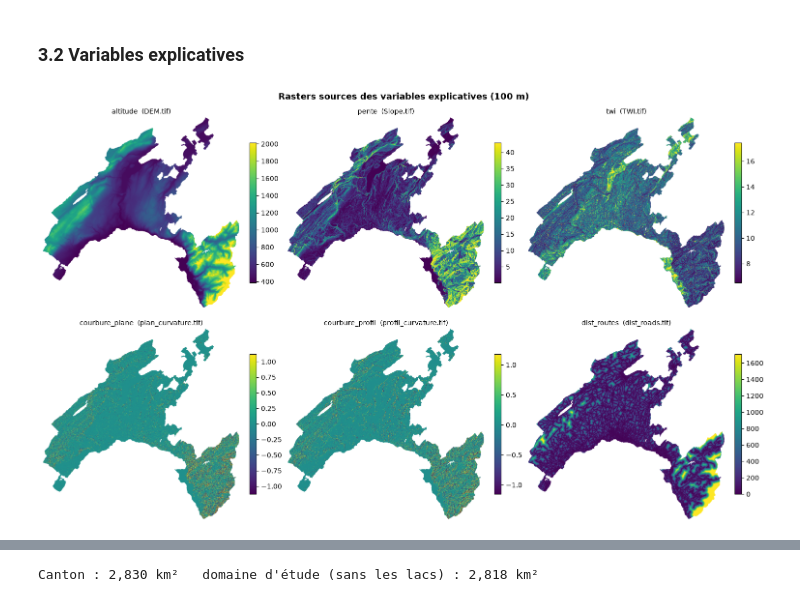
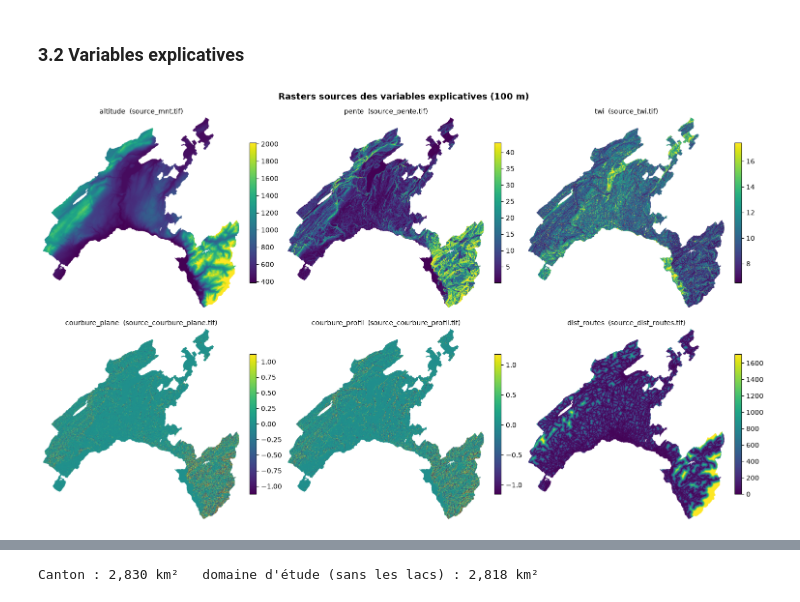
Before and after one commit to gse-unil/2026_Geoinformatique_II, a Jupyter notebook: tps/python/project_example_landslides.ipynb, the cells around one changed output, grey strips where cells are left out. Drawn from its saved outputs; the diff is of its cells as text; code cells hidden in the pictures.

```diff
--- a/tps/python/project_example_landslides.ipynb
+++ b/tps/python/project_example_landslides.ipynb
@@ -163,18 +165,18 @@ On vérifie que les rasters sources partagent le même système de coordonnées,
 # %%
 # Rasters des variables explicatives : nom de la variable → fichier source
 RASTERS = {
-    'altitude':        'DEM.tif',
-    'pente':           'Slope.tif',
-    'twi':             'TWI.tif',
-    'courbure_plane':  'plan_curvature.tif',
-    'courbure_profil': 'profil_curvature.tif',
-    'dist_routes':     'dist_roads.tif',
+    'altitude':        'source_mnt.tif',
+    'pente':           'source_pente.tif',
+    'twi':             'source_twi.tif',
+    'courbure_plane':  'source_courbure_plane.tif',
+    'courbure_profil': 'source_courbure_profil.tif',
+    'dist_routes':     'source_dist_routes.tif',
 }
-OCCUPATION_SOL = 'landCover.tif'   # sert seulement à écarter les glaciers et plans d'eau (§4.2)
+OCCUPATION_SOL = 'source_occupation_sol.tif'   # sert seulement à écarter les glaciers et plans d'eau (§4.2)
 
 metadonnees = []
 for fichier in list(RASTERS.values()) + [OCCUPATION_SOL]:
-    with rasterio.open(RASTERS_SOURCES / fichier) as src:
+    with rasterio.open(PROJET / fichier) as src:
         metadonnees.append({
             'fichier': fichier, 'SCR': f'EPSG:{src.crs.to_epsg()}',
             'lignes × colonnes': f'{src.height} × {src.width}', 'résolution (m)': src.res[0],
@@ -200,7 +202,7 @@ pd.DataFrame(metadonnees).set_index('fichier')
 
 ### 3.1 Carte de l'inventaire
 # %%
-with rasterio.open(RASTERS_SOURCES / 'DEM.tif') as src:
+with rasterio.open(PROJET / RASTERS['altitude']) as src:
     mnt_brut = src.read(1, masked=True).filled(np.nan)
     emprise = plotting_extent(src)
 
@@ -227,17 +229,17 @@ Les glissements recensés ne sont pas répartis au hasard : ils se concentrent d
 # %%
 fig, axes = plt.subplots(2, 3, figsize=(15, 9), layout='constrained')
 for ax, (nom, fichier) in zip(axes.ravel(), RASTERS.items()):
-    with rasterio.open(RASTERS_SOURCES / fichier) as src:
+    with rasterio.open(PROJET / fichier) as src:
         valeurs = src.read(1, masked=True).astype('float32').filled(np.nan)
     # Palette étirée entre les centiles 2 et 98, pour que les valeurs extrêmes ne l'écrasent pas
     im = ax.imshow(valeurs, cmap='viridis', vmin=np.nanpercentile(valeurs, 2), vmax=np.nanpercentile(valeurs, 98))
     plt.colorbar(im, ax=ax, shrink=0.7)
     ax.set_title(f'{nom}  ({fichier})', fontsize=10)
     ax.set_axis_off()
 fig.suptitle('Rasters sources des variables explicatives (100 m)', fontsize=13, fontweight='bold')
 plt.show()
 # %% [output]
-[figure, old version]
+[figure, new version]
 # %% [markdown]
 ---
 ## 4. Chaîne de pré-traitements : des données sources au tableau d'analyse
```
Also changed, not shown: parts of 5 cells of this notebook, 6 other files.
